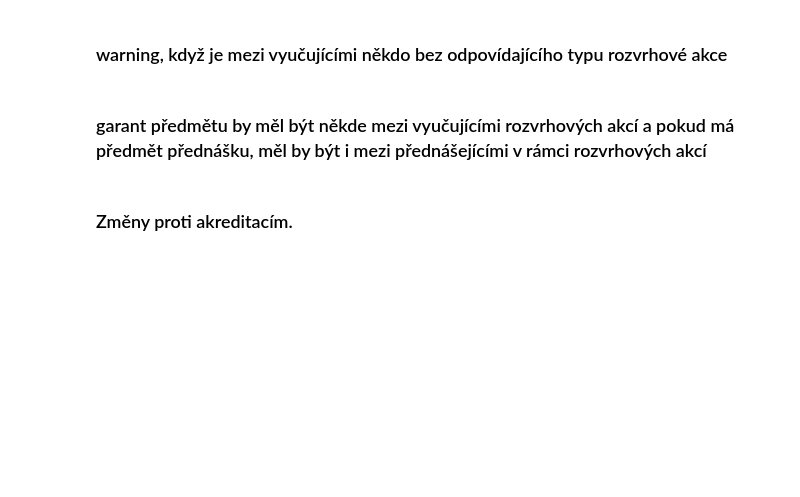
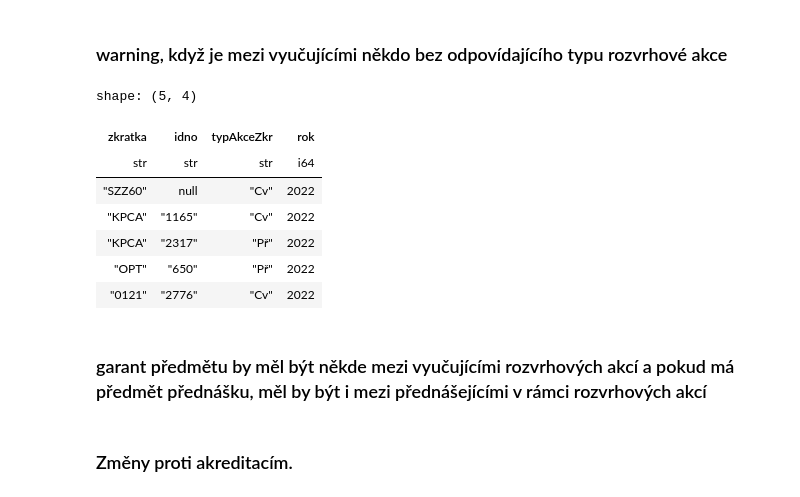
Before and after one commit to MFVS/stag-bombator, a Jupyter notebook: stag_bombator.ipynb, the cells around one changed output. Drawn from its saved outputs; the diff is of its cells as text; code cells hidden in the pictures; blank space fills up the shorter version.

```diff
--- a/stag_bombator.ipynb
+++ b/stag_bombator.ipynb
@@ -366,5 +370,16 @@ shape: (0, 8)
 # %% [markdown]
 ### warning, když je mezi vyučujícími někdo bez odpovídajícího typu rozvrhové akce
+# %%
+maly_rozvrh.head()
+# %% [output]
+shape: (5, 4)
+| zkratka | idno | typAkceZkr | rok |
+| str | str | str | i64 |
+| "SZZ60" | null | "Cv" | 2022 |
+| "KPCA" | "1165" | "Cv" | 2022 |
+| "KPCA" | "2317" | "Př" | 2022 |
+| "OPT" | "650" | "Př" | 2022 |
+| "0121" | "2776" | "Cv" | 2022 |
 # %% [markdown]
 ### garant předmětu by měl být někde mezi vyučujícími rozvrhových akcí a pokud má předmět přednášku, měl by být i mezi přednášejícími v rámci rozvrhových akcí
 # %% [markdown]
```
Also changed, not shown: parts of 19 cells of this notebook, 3 other files.
